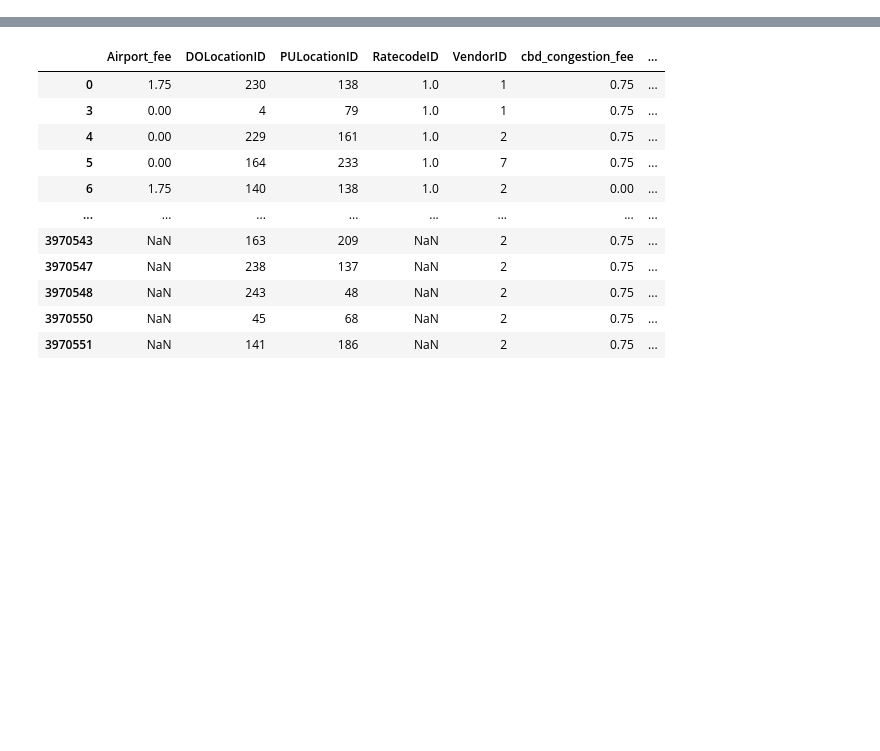
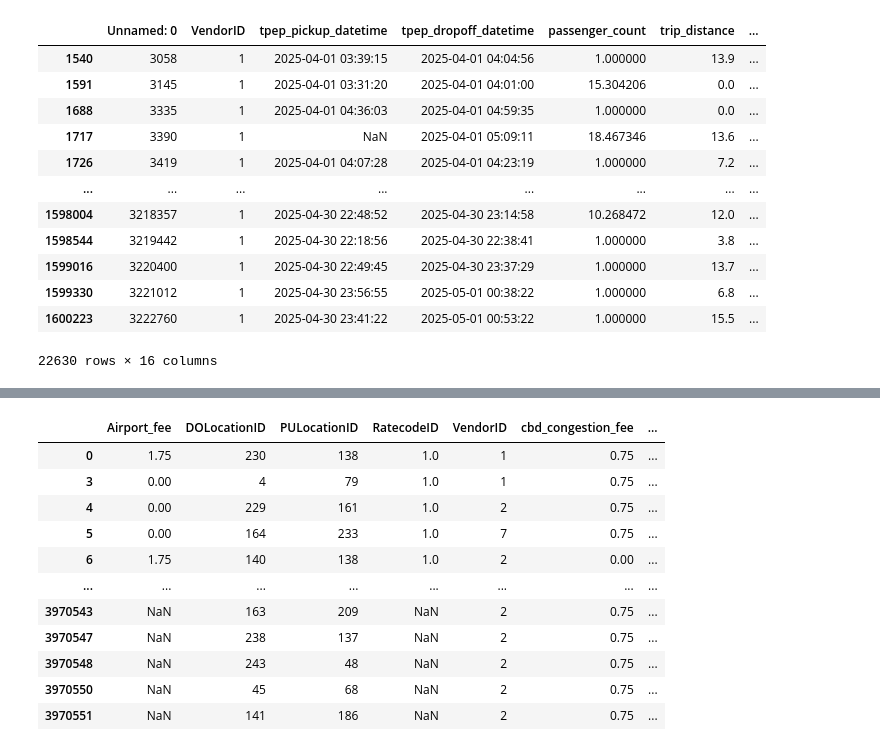
Before and after one commit to Danila-Skiba/data-pipeline, a Jupyter notebook: data-pipeline/src/load_dataset.ipynb, the cells around one changed output, grey strips where cells are left out. Saved outputs shown, nothing was run; the diff lists cells and outputs as text; code cells hidden in the pictures; blank space fills up the shorter version.

```diff
--- a/data-pipeline/src/load_dataset.ipynb
+++ b/data-pipeline/src/load_dataset.ipynb
@@ -24,0 +25,16 @@ df = pd.read_parquet('yellow_tripdata_2025-04.parquet')
+# %%
+df[df['RatecodeID'] == 99.0]
+# %% [output]
+|  | Unnamed: 0 | VendorID | tpep_pickup_datetime | tpep_dropoff_datetime | passenger_count | trip_distance | ... |
+| 1540 | 3058 | 1 | 2025-04-01 03:39:15 | 2025-04-01 04:04:56 | 1.000000 | 13.9 | ... |
+| 1591 | 3145 | 1 | 2025-04-01 03:31:20 | 2025-04-01 04:01:00 | 15.304206 | 0.0 | ... |
+| 1688 | 3335 | 1 | 2025-04-01 04:36:03 | 2025-04-01 04:59:35 | 1.000000 | 0.0 | ... |
+| 1717 | 3390 | 1 | NaN | 2025-04-01 05:09:11 | 18.467346 | 13.6 | ... |
+| 1726 | 3419 | 1 | 2025-04-01 04:07:28 | 2025-04-01 04:23:19 | 1.000000 | 7.2 | ... |
+| ... | ... | ... | ... | ... | ... | ... | ... |
+| 1598004 | 3218357 | 1 | 2025-04-30 22:48:52 | 2025-04-30 23:14:58 | 10.268472 | 12.0 | ... |
+| 1598544 | 3219442 | 1 | 2025-04-30 22:18:56 | 2025-04-30 22:38:41 | 1.000000 | 3.8 | ... |
+| 1599016 | 3220400 | 1 | 2025-04-30 22:49:45 | 2025-04-30 23:37:29 | 1.000000 | 13.7 | ... |
+| 1599330 | 3221012 | 1 | 2025-04-30 23:56:55 | 2025-05-01 00:38:22 | 1.000000 | 6.8 | ... |
+| 1600223 | 3222760 | 1 | 2025-04-30 23:41:22 | 2025-05-01 00:53:22 | 1.000000 | 15.5 | ... |
+22630 rows × 16 columns
```
Also changed, not shown: parts of 9 cells of this notebook, 10 other files.
